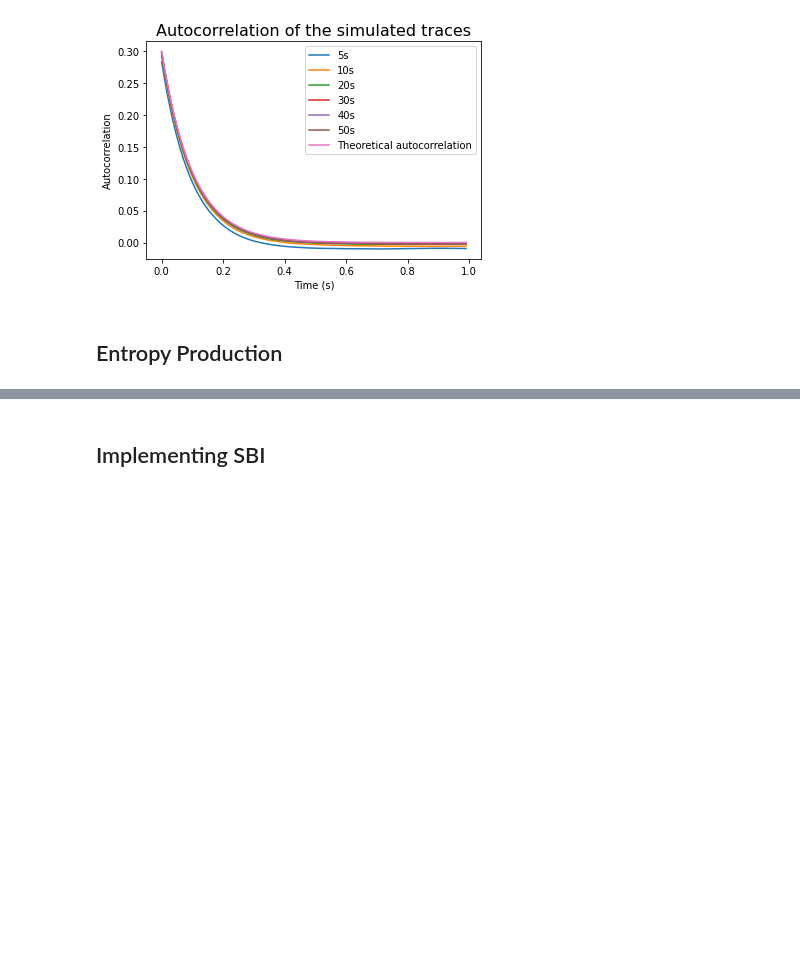
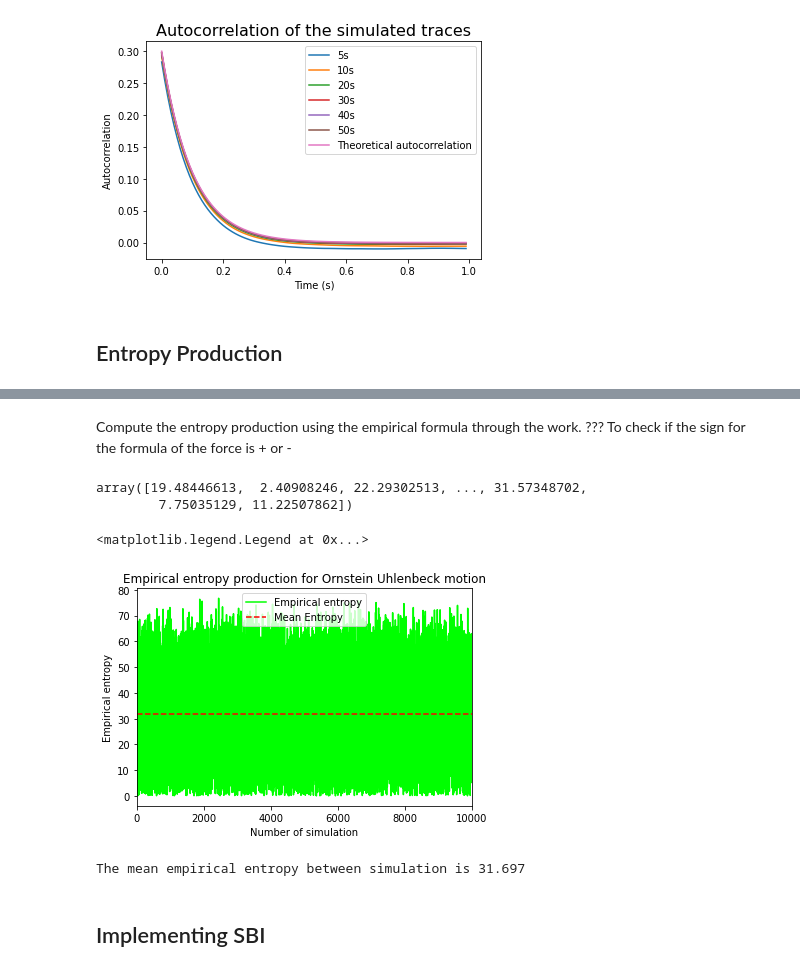
Before and after one commit to jacopocarotenuto/SBI_RedBloodCells, a Jupyter notebook: Code/Notebooks/OrnsteinUhlenbeckFinal.ipynb, the cells around one changed output, grey strips where cells are left out. Drawn from its saved outputs; the diff is of its cells as text; code cells hidden in the pictures; blank space fills up the shorter version.

Commit message:
empiricalentropy RaT and OU

```diff
--- a/Code/Notebooks/OrnsteinUhlenbeckFinal.ipynb
+++ b/Code/Notebooks/OrnsteinUhlenbeckFinal.ipynb
@@ -225,0 +225,2 @@ Error 50s: 0.0006
+# %% [markdown]
+Compute the entropy production using the empirical formula through the work. ??? To check if the sign for the formula of the force is + or -
@@ -226,3 +262,34 @@ Error 50s: 0.0006
+# %%
+n_sim = 10000
+prior_limits = {"k": [10.0,20.0],
+                "D": [0.0,2.0]}
+
+k_param = np.random.uniform(prior_limits["k"][0], prior_limits["k"][1], n_sim)
+D_param = np.random.uniform(prior_limits["D"][0], prior_limits["D"][1], n_sim)
+params = np.array([k_param, D_param])
+# %%
+x_trace = OrnsteinUhlenbeck(params, n_sim, dt = dt, TotalT = TotalTime)
+meanEmpEntr, empEntr = ComputeEmpiricalEntropy(x_trace, params, n_sim, dt)
+# %%
+empEntr
+# %% [output]
+array([19.48446613,  2.40908246, 22.29302513, ..., 31.57348702,
+        7.75035129, 11.22507862])
+# %%
+plt.plot(empEntr, c="lime", label="Empirical entropy")
+plt.xlim(0, n_sim)
+plt.axhline(y=meanEmpEntr, color='r', linestyle='--', label='Mean Entropy')  # Draw a horizontal line at meanEmpEntr
+plt.xlabel("Number of simulation")
+plt.ylabel("Empirical entropy")
+plt.title("Empirical entropy production for Ornstein Uhlenbeck motion")
+plt.legend()
+# %% [output]
+<matplotlib.legend.Legend at 0x...>
+[figure, added]
+# %%
+print("The mean empirical entropy between simulation is", round(meanEmpEntr, 3))
+# %% [output]
+The mean empirical entropy between simulation is 31.697
 # %% [markdown]
 ## Implementing SBI
 # %% [markdown]
```
Also changed, not shown: parts of 3 cells of this notebook, 1 other file.
